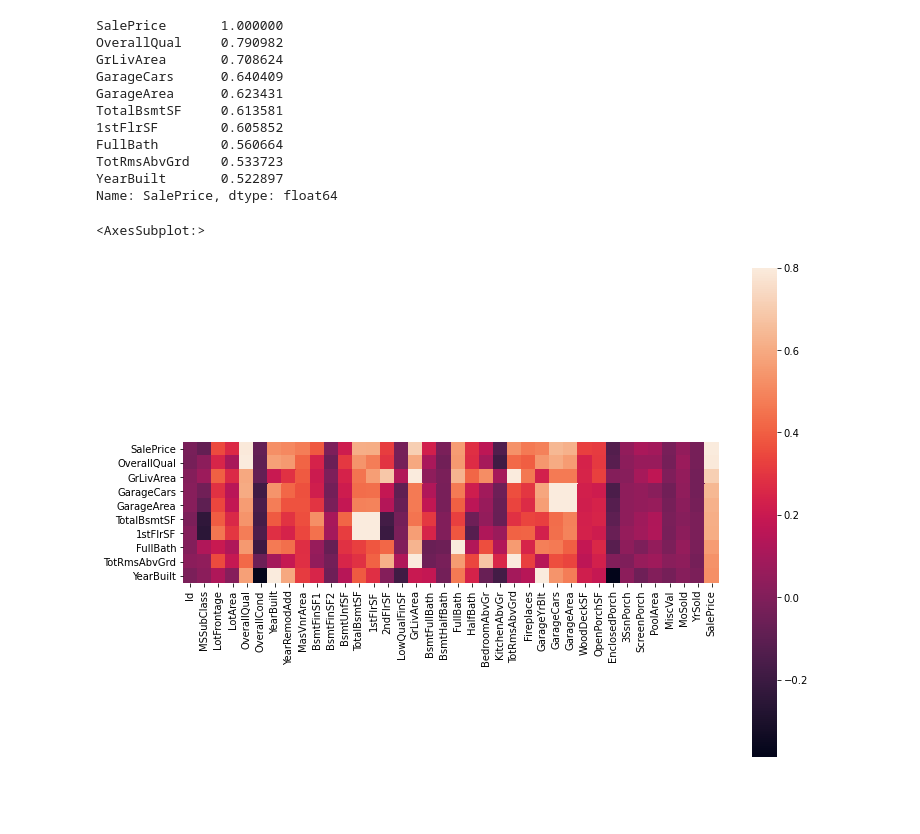
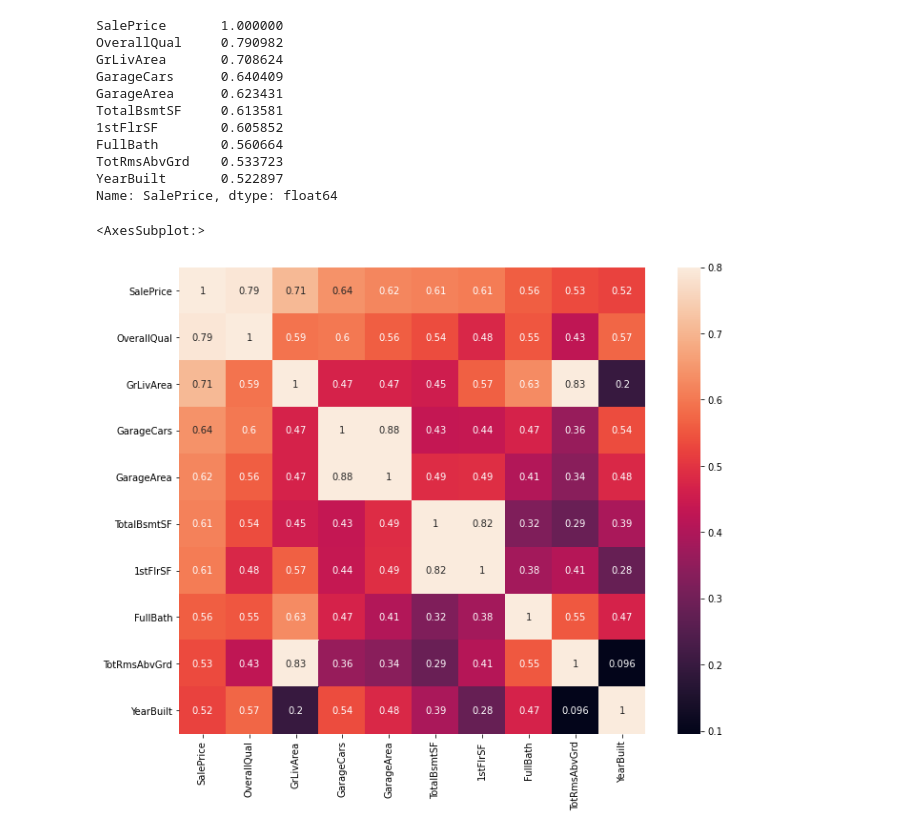
Before and after one commit to rezalahmi/PythonCode, a Jupyter notebook: Preprocessing/FirstTry/First_try.ipynb, the cells around one changed output. Saved outputs shown, nothing was run; the diff lists cells and outputs as text; code cells hidden in the pictures; blank space fills up the shorter version.

```diff
--- a/Preprocessing/FirstTry/First_try.ipynb
+++ b/Preprocessing/FirstTry/First_try.ipynb
@@ -144,9 +144,9 @@ TotRmsAbvGrd    0.533723
 YearBuilt       0.522897
 Name: SalePrice, dtype: float64
 # %%
-
+col = df.corr().nlargest(10,'SalePrice')['SalePrice'].index
 plt.subplots(figsize=(12, 9))
-sns.heatmap(df.corr().nlargest(10,'SalePrice'),vmax=0.8,square=True,xticklabels=True,yticklabels=True)
+sns.heatmap(np.corrcoef(df[col].values.T),vmax=0.8,square=True,xticklabels=col,yticklabels=col,annot=True)
 # %% [output]
 <AxesSubplot:>
-[figure, old version]
+[figure, new version]
```
Also changed, not shown: parts of 37 cells of this notebook.
